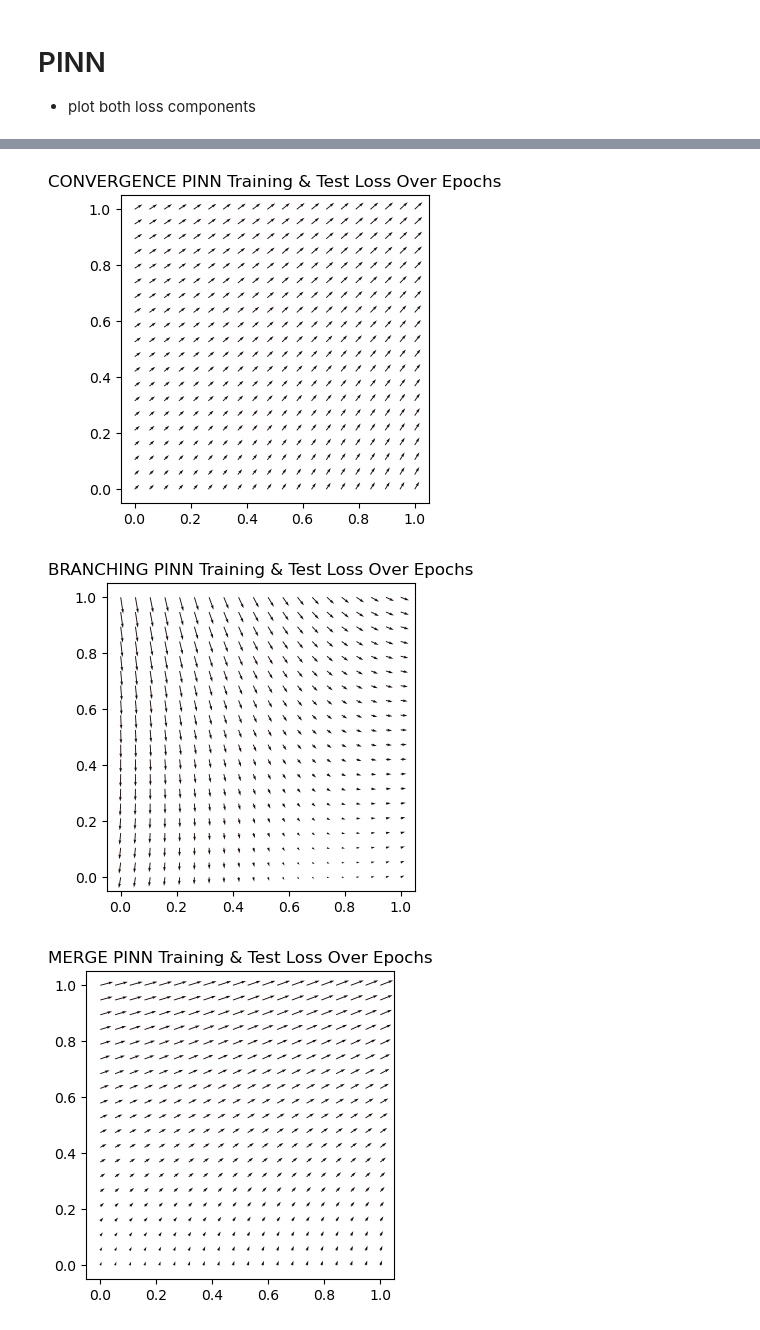
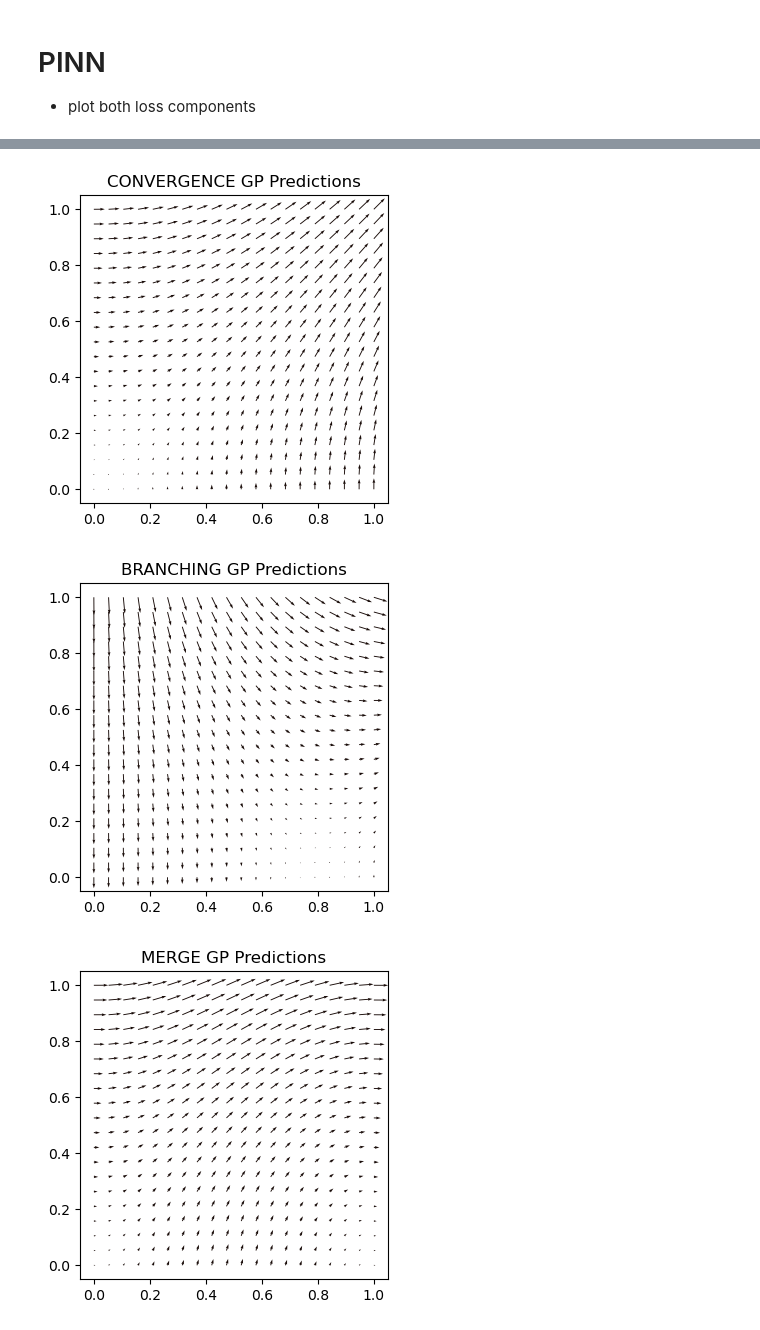
Before and after one commit to kimbente/ice_thickness, a Jupyter notebook: visualise_sim_experiment_results.ipynb, the cells around one changed output, grey strips where cells are left out. Cells and saved outputs as stored; diff of their text form; code cells hidden in the pictures.

```diff
--- a/visualise_sim_experiment_results.ipynb
+++ b/visualise_sim_experiment_results.ipynb
@@ -79,7 +67,7 @@ for sim_name, _ in simulations.items():
 
 - plot both loss components
 # %%
-model_name = "PINN"
+model_name = "PINN_PATIENCE80"
 results_dir = "results/"
 
 for sim_name, _ in simulations.items():
@@ -109 +189,19 @@ for sim_name, _ in simulations.items():
+# %%
+model_name = "dfGP"
+
+N_SIDE = 20
+side_array = torch.linspace(start = 0.0, end = 1.0, steps = N_SIDE)
+XX, YY = torch.meshgrid(side_array, side_array, indexing = "xy")
+x_test_grid = torch.cat([XX.unsqueeze(-1), YY.unsqueeze(-1)], dim = -1)
+# long format
+x_test = x_test_grid.reshape(-1, 2)
+
+for sim_name, _ in simulations.items():
+    # print(sim_name)
+    path = "results/" + model_name + "/" + sim_name + "_dfGP_test_mean_predictions.pt"
+    pred = torch.load(path, weights_only = False) # tensor
+
+    title = f"{sim_name.upper()} {model_name} Predictions"
+
+    visualise_v_quiver(pred.detach().cpu(), x_test, title_string = title)
 # %% [markdown]
@@ -111,19 +209,20 @@ for sim_name, _ in simulations.items():
 # %%
-model_name = "DFGP"
+model_name = "GP"
 results_dir = "results/"
 
 for sim_name, _ in simulations.items():
     # print(sim_name)
-    path = results_dir + model_name + "/" + sim_name + "_dfGP_losses_over_epochs.csv"
+    path = results_dir + model_name + "/" + sim_name + "_GP_losses_over_epochs.csv"
     losses = pd.read_csv(path)
 
     plt.figure(figsize = (8, 5))
     # Test loss will likely be >> Train loss so define first
-    # plt.plot(losses["Epoch"], losses["Test Loss RMSE"], label = "Test Loss", color = "red")
-    plt.plot(losses["Epoch"], losses["Train Loss RMSE"], label = "Train Loss", color = "blue")
+    plt.plot(losses["Epoch"], losses["Train Loss NLML"], label = "Test Loss", color = "red")
+    # plt.plot(losses["Epoch"], losses["Train Loss NLML"], label = "Train Loss", color = "blue")
     plt.xlabel("Epochs")
-    plt.ylabel("RMSE Loss")
-    plt.title(f"{sim_name.upper()} {model_name} Training & Test Loss (NLML) over Epochs")
+    plt.ylabel("NLML Loss")
+    plt.title(f"{sim_name.upper()} {model_name} Training Loss (NLML) over Epochs")
     plt.legend()
     plt.grid()
+
     plt.show()
@@ -136,22 +229,22 @@ for sim_name, _ in simulations.items():
 # %%
-model_name = "PINN"
+model_name = "GP"
 
 N_SIDE = 20
 side_array = torch.linspace(start = 0.0, end = 1.0, steps = N_SIDE)
 XX, YY = torch.meshgrid(side_array, side_array, indexing = "xy")
 x_test_grid = torch.cat([XX.unsqueeze(-1), YY.unsqueeze(-1)], dim = -1)
 # long format
 x_test = x_test_grid.reshape(-1, 2)
 
 for sim_name, _ in simulations.items():
     # print(sim_name)
-    path = "results/" + model_name + "/" + sim_name + "_PINN_test_predictions.pt"
+    path = "results/" + model_name + "/" + sim_name + "_GP_test_mean_predictions.pt"
     pred = torch.load(path, weights_only = False) # tensor
 
-    title = f"{sim_name.upper()} {model_name} Training & Test Loss Over Epochs"
+    title = f"{sim_name.upper()} {model_name} Predictions"
 
     visualise_v_quiver(pred.detach().cpu(), x_test, title_string = title)
 # %% [output]
-[figure, old version]
+[figure, new version]
-[figure, old version]
+[figure, new version]
-[figure, old version]
+[figure, new version]
```
Also changed, not shown: parts of 24 cells of this notebook, 11 other files.
